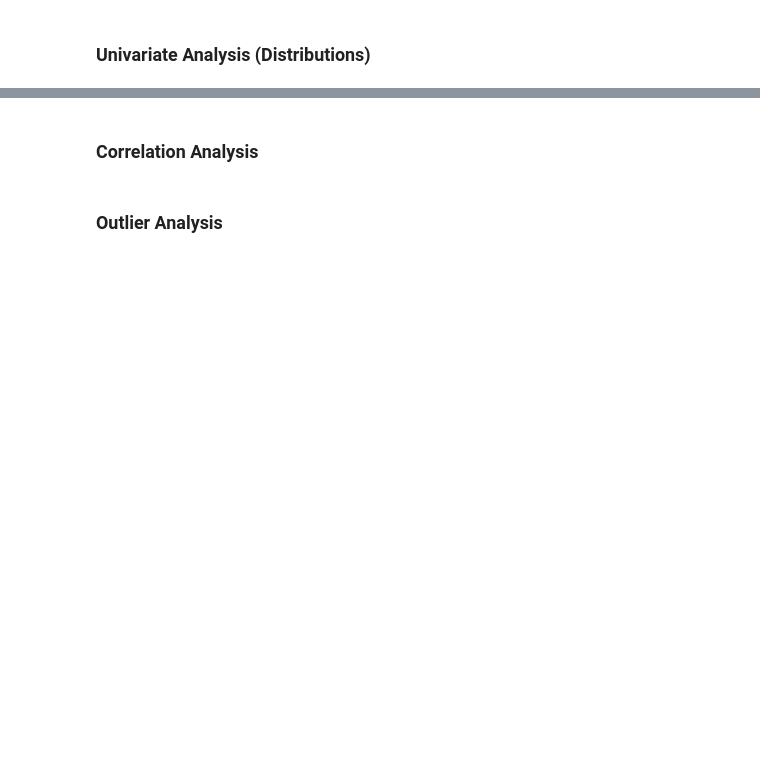
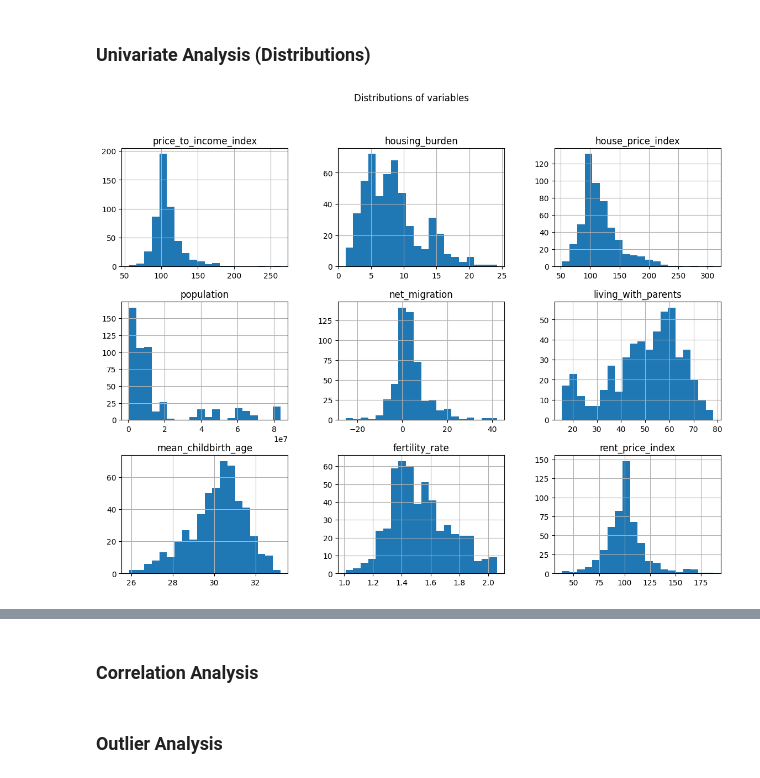
Before and after one commit to baktofebruary/InfoVis, a Jupyter notebook: notebooks/prepare_data.ipynb, the cells around one changed output, grey strips where cells are left out. Drawn from its saved outputs; the diff is of its cells as text; code cells hidden in the pictures; blank space fills up the shorter version.

Commit message:
Add EDA - distributions, trends

```diff
--- a/notebooks/prepare_data.ipynb
+++ b/notebooks/prepare_data.ipynb
@@ -674,2 +710,10 @@ final_df.shape
+# %%
+indicator_cols = [col for col in final_df.columns if col not in ['country', 'year', 'life_satisfaction']]
 # %% [markdown]
 ### Univariate Analysis (Distributions)
+# %%
+final_df[indicator_cols].hist(bins=20, figsize=(14, 10))
+plt.suptitle('Distributions of variables')
+plt.show()
+# %% [output]
+[figure, added]
```
Also changed, not shown: parts of 21 cells of this notebook, 1 other file.
